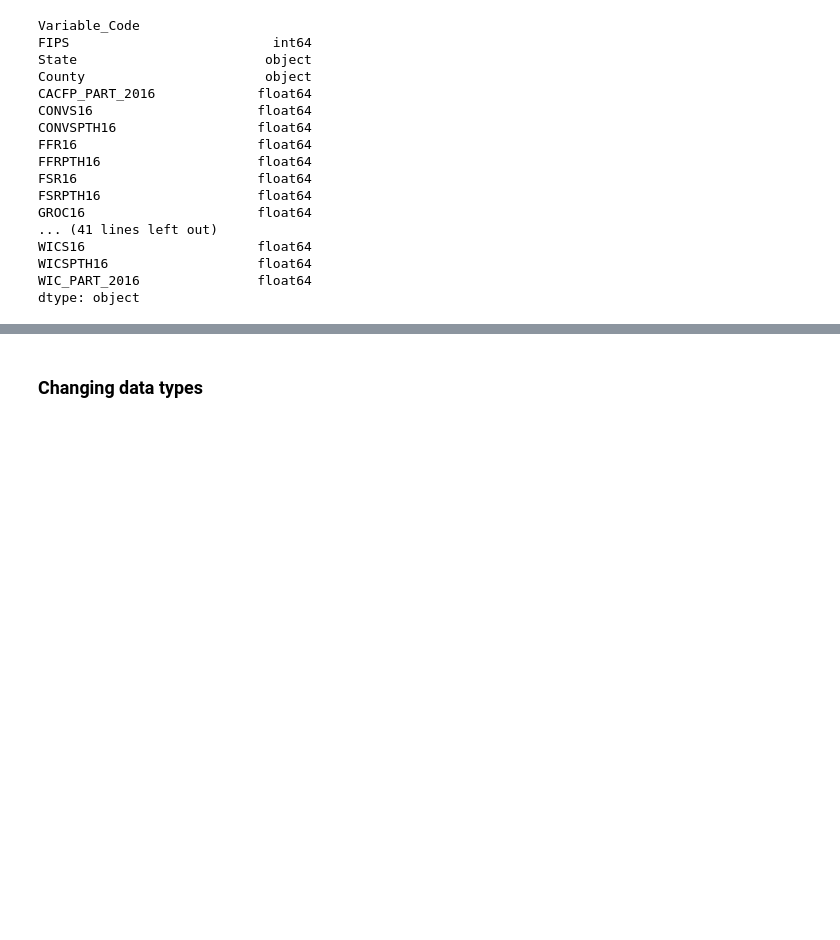
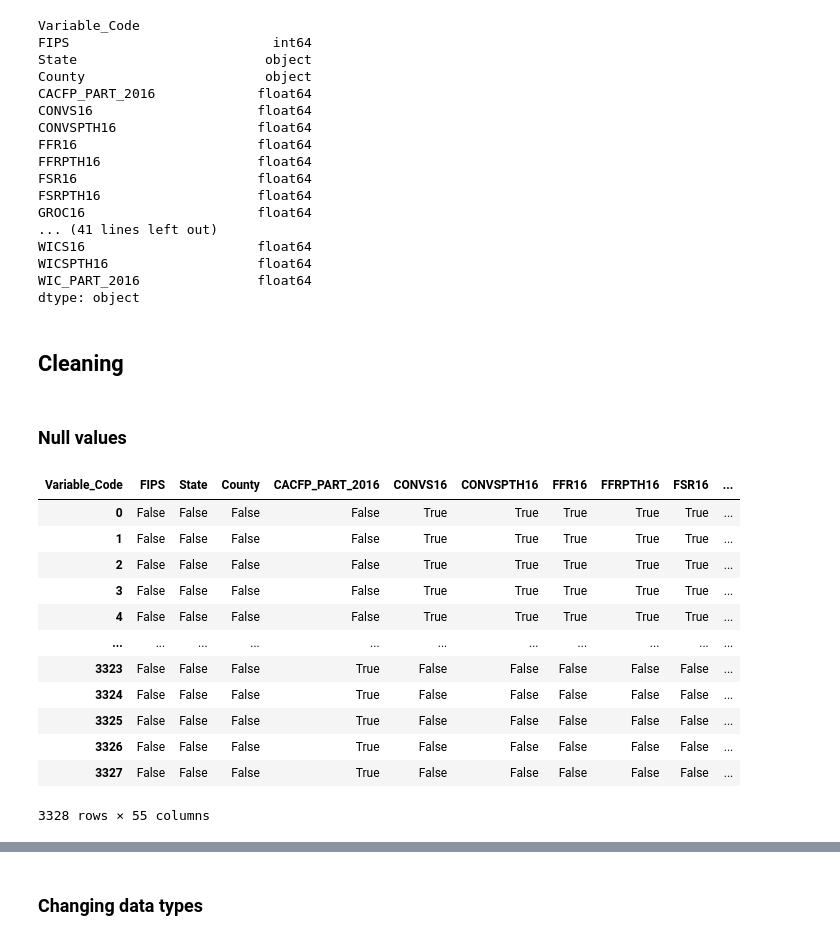
Before and after one commit to gabbycjames/DataScience_Capstone, a Jupyter notebook: DataWrangling2.ipynb, the cells around one changed output, grey strips where cells are left out. Saved outputs shown, nothing was run; the diff lists cells and outputs as text; code cells hidden in the pictures; blank space fills up the shorter version.

Commit message:
Dealing with null values

```diff
--- a/DataWrangling2.ipynb
+++ b/DataWrangling2.ipynb
@@ -274,3 +274,23 @@ WICS16                      float64
 WICSPTH16                   float64
 WIC_PART_2016               float64
 dtype: object
+# %% [markdown]
+## Cleaning
+# %% [markdown]
+### Null values
+# %%
+pivot_df.isna()
+# %% [output]
+| Variable_Code | FIPS | State | County | CACFP_PART_2016 | CONVS16 | CONVSPTH16 | FFR16 | FFRPTH16 | FSR16 | ... |
+| 0 | False | False | False | False | True | True | True | True | True | ... |
+| 1 | False | False | False | False | True | True | True | True | True | ... |
+| 2 | False | False | False | False | True | True | True | True | True | ... |
+| 3 | False | False | False | False | True | True | True | True | True | ... |
+| 4 | False | False | False | False | True | True | True | True | True | ... |
+| ... | ... | ... | ... | ... | ... | ... | ... | ... | ... | ... |
+| 3323 | False | False | False | True | False | False | False | False | False | ... |
+| 3324 | False | False | False | True | False | False | False | False | False | ... |
+| 3325 | False | False | False | True | False | False | False | False | False | ... |
+| 3326 | False | False | False | True | False | False | False | False | False | ... |
+| 3327 | False | False | False | True | False | False | False | False | False | ... |
+3328 rows × 55 columns
```
Also changed, not shown: parts of 16 cells of this notebook.
